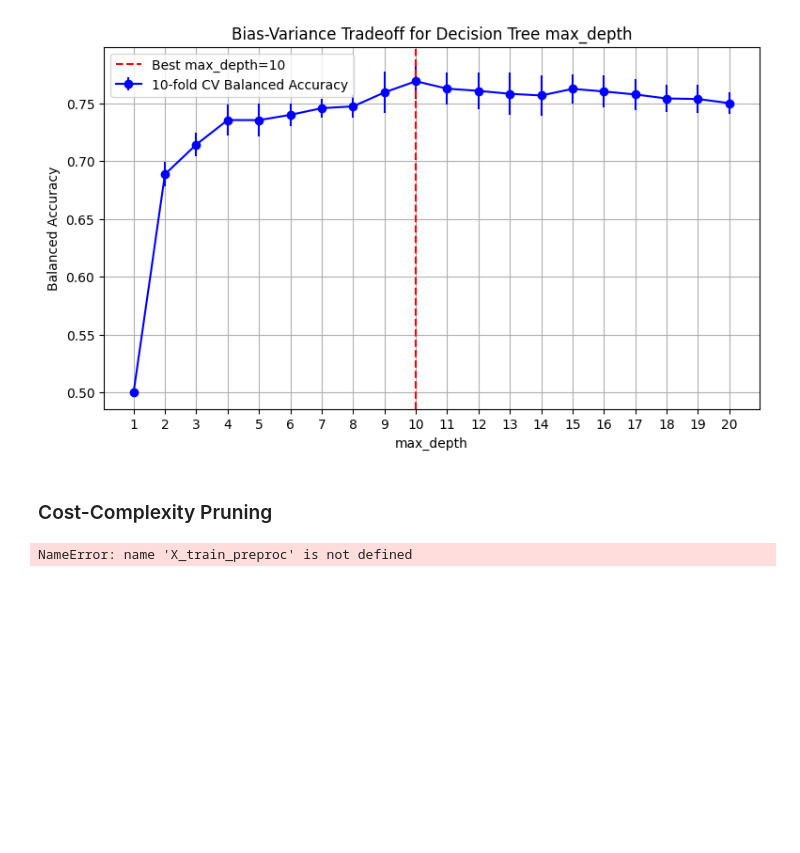
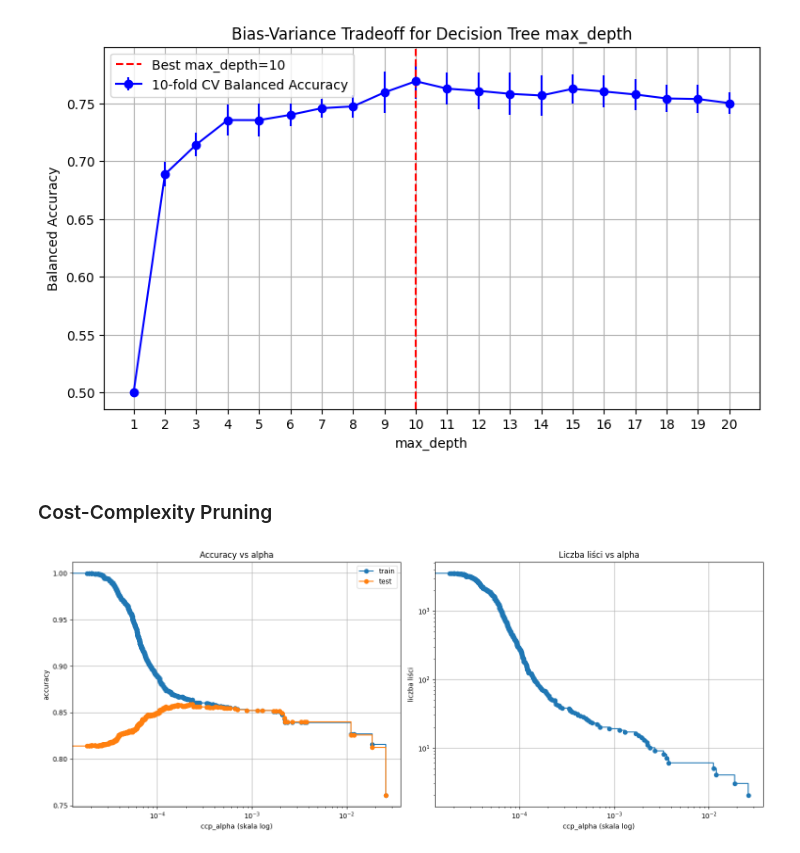
Before and after one commit to kingaorlowicz/Data_Mining_agh, a Jupyter notebook: lab2/DT_RF.ipynb, the cells around one changed output. Saved outputs shown, nothing was run; the diff lists cells and outputs as text; code cells hidden in the pictures; blank space fills up the shorter version.

```diff
--- a/lab2/DT_RF.ipynb
+++ b/lab2/DT_RF.ipynb
@@ -196,44 +194,48 @@ plt.show()
 # %% [markdown]
 ###  Cost-Complexity Pruning
 # %%
+X_train_preproc = preproc.fit_transform(X_train)
+X_test_preproc = preproc.transform(X_test)
+
 full_tree = DecisionTreeClassifier(random_state=42)
 full_tree.fit(X_train_preproc, y_train)
 
 path = full_tree.cost_complexity_pruning_path(X_train_preproc, y_train)
 ccp_alphas, impurities = path.ccp_alphas, path.impurities
+ccp_alphas = ccp_alphas[:-1]
 
 clfs = []
 for ccp_alpha in ccp_alphas:
     clf = DecisionTreeClassifier(random_state=42, ccp_alpha=ccp_alpha)
     clf.fit(X_train_preproc, y_train)
     clfs.append(clf)
 
 train_scores = [clf.score(X_train_preproc, y_train) for clf in clfs]
 test_scores = [clf.score(X_test_preproc, y_test) for clf in clfs]
-node_counts = [clf.tree_.node_count for clf in clfs]
-depths = [clf.tree_.max_depth for clf in clfs]
 leaf_counts = [clf.get_n_leaves() for clf in clfs]
 
 fig, ax = plt.subplots(1, 2, figsize=(15, 6))
 
+# accuracy vs alpha
 ax[0].plot(ccp_alphas, train_scores, marker='o', label="train", drawstyle="steps-post")
 ax[0].plot(ccp_alphas, test_scores, marker='o', label="test", drawstyle="steps-post")
 ax[0].set_xlabel("ccp_alpha (skala log)")
 ax[0].set_ylabel("accuracy")
 ax[0].set_title("Accuracy vs alpha")
 ax[0].set_xscale('log')
 ax[0].legend()
 ax[0].grid(True)
 
+# number of leaves vs alpha
 ax[1].plot(ccp_alphas, leaf_counts, marker='o', drawstyle="steps-post")
 ax[1].set_xlabel("ccp_alpha (skala log)")
 ax[1].set_ylabel("liczba liści")
 ax[1].set_title("Liczba liści vs alpha")
 ax[1].set_xscale('log')
 ax[1].set_yscale('log')
 ax[1].grid(True)
 
 plt.tight_layout()
 plt.show()
 # %% [output]
-NameError: name 'X_train_preproc' is not defined
+[figure, added]
```
Also changed, not shown: parts of 23 cells of this notebook.
